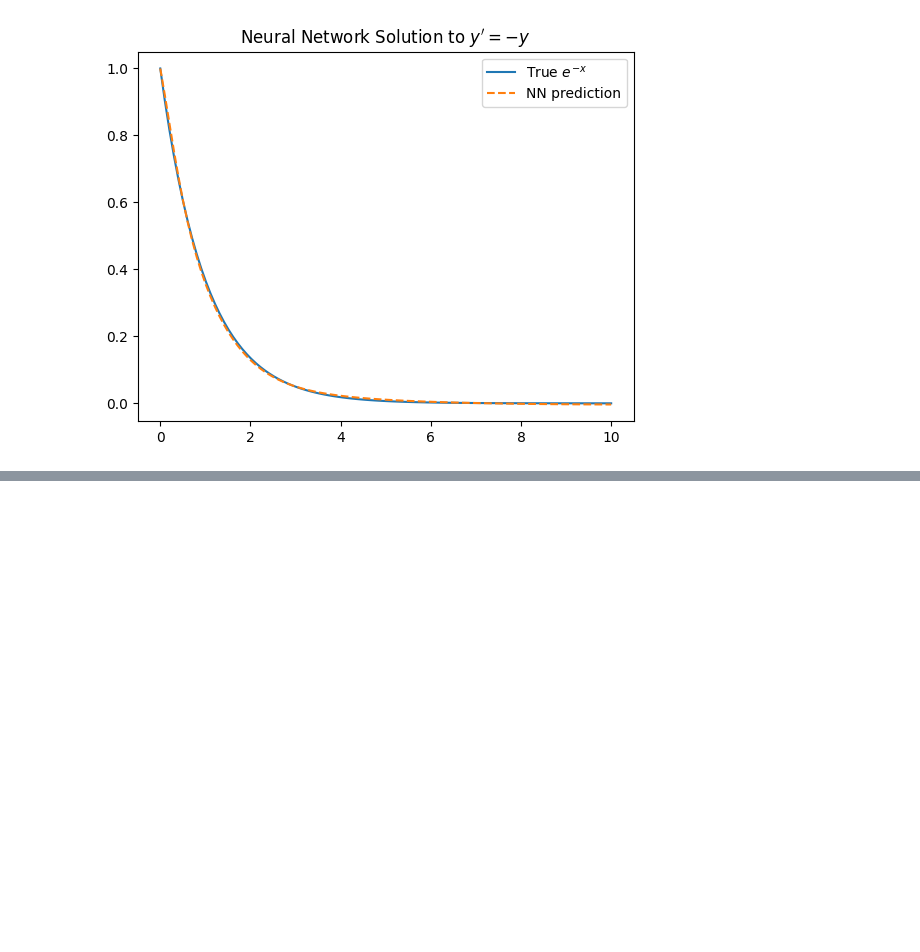
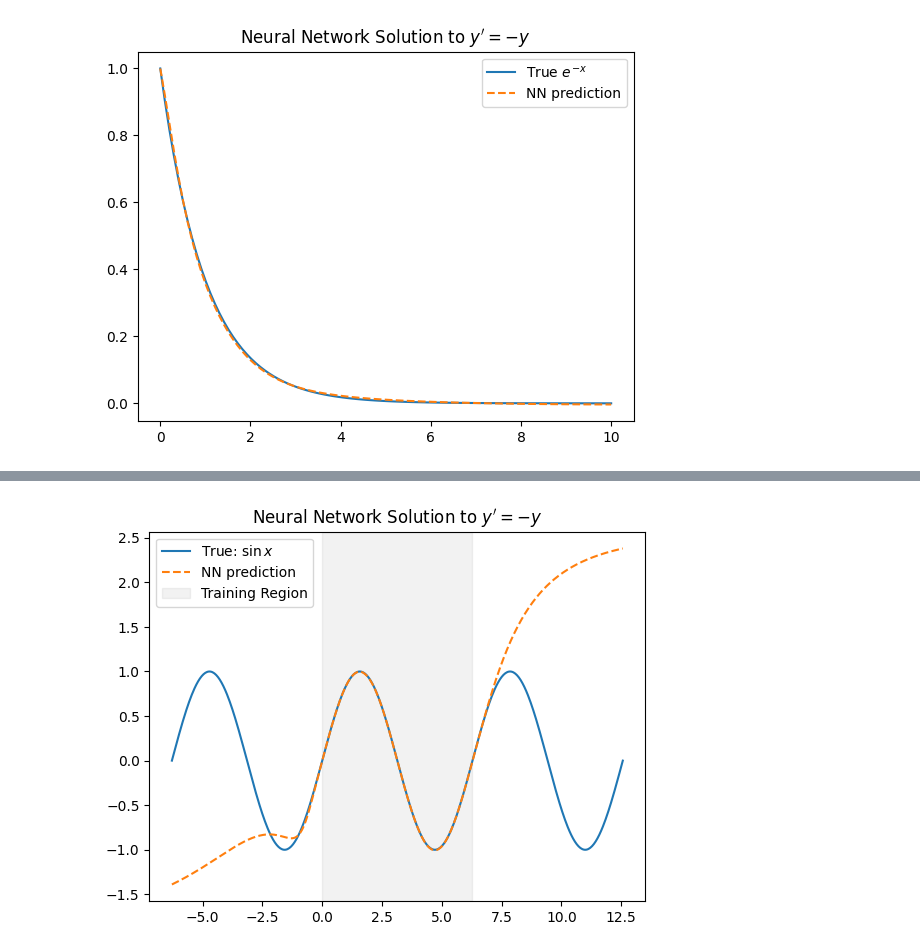
Before and after one commit to intimantripp/NeuralNetworksforPDEs, a Jupyter notebook: 4_DEs_report_IVPs.ipynb, the cells around one changed output, grey strips where cells are left out. Drawn from its saved outputs; the diff is of its cells as text; code cells hidden in the pictures; blank space fills up the shorter version.

```diff
--- a/4_DEs_report_IVPs.ipynb
+++ b/4_DEs_report_IVPs.ipynb
@@ -173,0 +260,62 @@ array([1, 2, 3, 4, 5, 6, 7, 8, 9])
+# %%
+# Now I need to run the same analysis as earlier, but for the problem that contains a singularity.
+#  The problem now is: $y' = y^2, y(0) = 1$. This has the solution $y=\frac{1}{1-x}$.
+
+def compute_derivative(y, x):
+    dy_dx = torch.autograd.grad(y, x, grad_outputs=torch.ones_like(y), create_graph=True)[0]
+    return dy_dx
+
+def loss_function(model, x_collocation, x_ic, y_ic, gamma=100):
+    x_collocation = x_collocation.requires_grad_(True)
+    y_pred = model(x_collocation)
+    dy_dx = compute_derivative(y_pred, x_collocation)
+
+    # Residual: dy/dx - cos(x)
+    ode_residual = dy_dx - torch.cos(x_collocation)
+    loss_ode = torch.mean(ode_residual**2)
+
+    y_ic_pred = model(x_ic)
+    loss_ic = torch.mean((y_ic_pred - y_ic)**2)
+
+    return loss_ode + gamma * loss_ic, loss_ode.item(), loss_ic.item()
+
+# Training loop
+def train_ivp(model, epochs=2000, lr=1e-3, n_collocation=100, domain=(0.0, 0.99), verbose=True, gamma=100):
+    optimizer = torch.optim.Adam(model.parameters(), lr=lr)
+
+    x_collocation = torch.linspace(domain[0], domain[1], n_collocation).view(-1, 1)
+    x_collocation = x_collocation.requires_grad_(True)
+
+    # Initial condition remains at x = 0
+    x_ic = torch.tensor([[domain[0]]], requires_grad=True)
+    y_ic = torch.tensor([[0]])
+
+    loss_history = []
+    for epoch in range(epochs):
+        optimizer.zero_grad()
+        loss, loss_ode, loss_ic = loss_function(model, x_collocation, x_ic, y_ic, gamma)
+        loss.backward()
+        optimizer.step()
+
+        if verbose and epoch % 100 == 0:
+            print(f"Epoch {epoch}: Total Loss = {loss.item():.6f}, ODE = {loss_ode:.6f}, IC = {loss_ic:.6f}")
+        loss_history.append(loss.item())
+
+    return loss_history
+
+# sense check everythign above is setup correctly
+model = FeedforwardNN(input_dim=1, output_dim=1, hidden_layers=3, hidden_units=18, activation='tanh')
+train_ivp(model, epochs=10000, verbose=True, domain=(0.0, 2*np.pi))
+
+x_test = torch.linspace(-2*np.pi, 4*np.pi, 500).view(-1, 1)
+with torch.no_grad():
+    y_pred = model(x_test)
+y_true = torch.sin(x_test)
+
+plt.plot(x_test.numpy(), y_true.numpy(), label='True: $\\sin x$')
+plt.plot(x_test, y_pred, '--', label='NN prediction')
+plt.axvspan(0, 2*np.pi, color='gray', alpha=0.1, label='Training Region')
+plt.legend()
+plt.title("Neural Network Solution to $y' = -y$")
+plt.show()
+# %% [output]
@@ -173,0 +339 @@ array([1, 2, 3, 4, 5, 6, 7, 8, 9])
+[figure, added]
```
Also changed, not shown: parts of 14 cells of this notebook, 54 other files.
